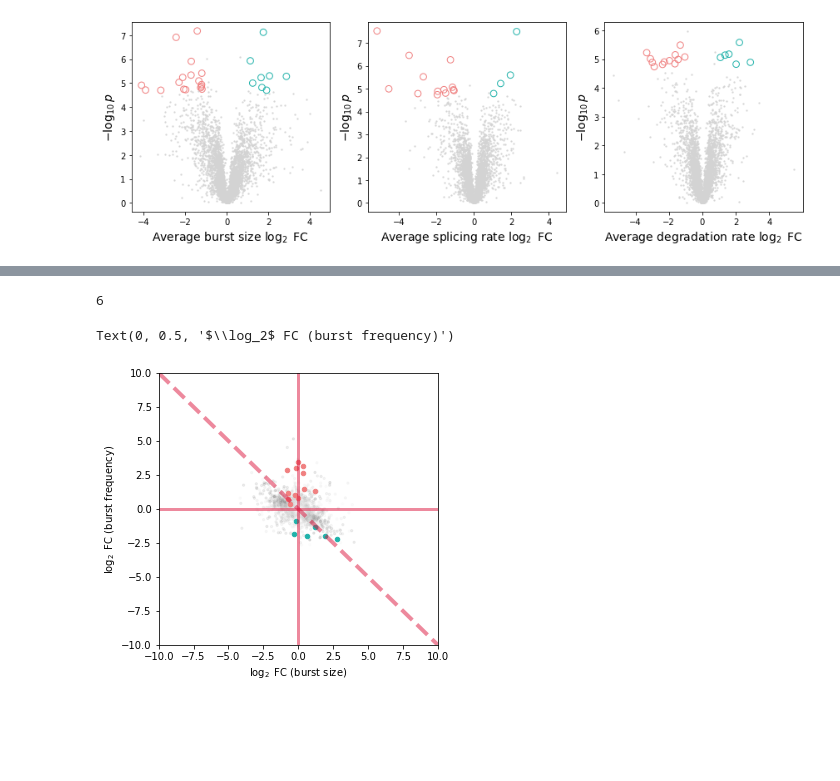
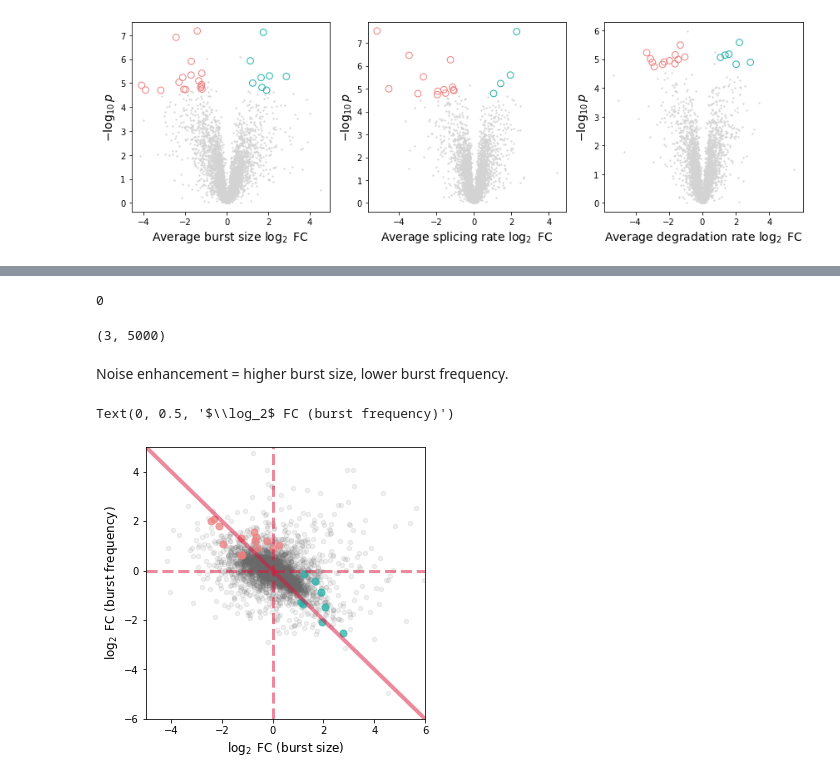
Before and after one commit to pachterlab/monod_examples, a Jupyter notebook: manuscript_computation/gg230328_diffexp.ipynb, the cells around one changed output, grey strips where cells are left out. Saved outputs shown, nothing was run; the diff lists cells and outputs as text; code cells hidden in the pictures; blank space fills up the shorter version.

```diff
--- a/manuscript_computation/gg230328_diffexp.ipynb
+++ b/manuscript_computation/gg230328_diffexp.ipynb
@@ -164,0 +182,2 @@ fig1.tight_layout()
+# %%
+spliced_fc_gf = (np.abs(mean_log2_fc_spliced)<1)
@@ -171,22 +196,64 @@ color_ = logp_par[:,0]+logp_par[:,1]
 # %%
 gn = sr_arr_allen[0].gene_names
 # %%
-gf_gaba.sum()
+(gf_glu_all[0]&gf_glu_all[1]).sum()
 # %% [output]
-6
+0
+# %%
+gf_glu_all = np.asarray(gf_glu_all)
+gf_gaba_all = np.asarray(gf_gaba_all)
+# %%
+gf_gaba_all.shape
+# %% [output]
+(3, 5000)
+# %% [markdown]
+Noise enhancement = higher burst size, lower burst frequency.
+# %%
+c_genes = 'dimgrey'
+alpha_genes = 0.1
+c_highlight = 'tomato'
+alpha_highlight = 0.7
+c_baseline = np.asarray([9,160,115])/255
+c_singlegene = 'dodgerblue'
+ms_genes = 20
+ms_highlight = 50
+fs_axes = 12
+fs_title=14
+alpha_line = 0.48
+lw = 3
+c_baseline_violation = 'blueviolet'
+c_identity = 'k'
 # %%
 plt.figure(figsize=(5,5))
-plt.scatter(deltaB,deltaK,5,color_,alpha=0.1,cmap='Greys')
-plt.scatter(deltaB[gf_glu],deltaK[gf_glu],20,aesthetics['celltype_colors_allen'][0],alpha=1)
-plt.scatter(deltaB[gf_gaba],deltaK[gf_gaba],20,aesthetics['celltype_colors_allen'][1],alpha=1)
-xl =np.asarray([-10,10])
-plt.xlim(xl)
-plt.ylim(xl)
-plt.plot(xl,-xl,'--',linewidth=4,c='crimson',alpha=0.5)
-plt.plot(xl,[0,0],'-',linewidth=3,c='crimson',alpha=0.5)
-plt.plot([0,0],xl,'-',linewidth=3,c='crimson',alpha=0.5)
-plt.xlabel(r'$\log_2$ FC (burst size)')
-plt.ylabel(r'$\log_2$ FC (burst frequency)')
+plt.scatter(deltaB,deltaK,ms_genes,c_genes,alpha=alpha_genes)
+gf_glu_noise = (gf_glu_all[0] | gf_glu_all[1] | gf_glu_all[2])  & spliced_fc_gf
+plt.scatter(deltaB[gf_glu_noise],deltaK[gf_glu_noise],ms_highlight,aesthetics['celltype_colors_allen'][0],alpha=alpha_highlight)
+gf_gaba_noise = (gf_gaba_all[0] | gf_gaba_all[1] | gf_gaba_all[2])  & spliced_fc_gf
+plt.scatter(deltaB[gf_gaba_noise],deltaK[gf_gaba_noise],ms_highlight,aesthetics['celltype_colors_allen'][1],alpha=alpha_highlight)
+# gf = gf_glu_all[1] & spliced_fc_gf
+# plt.scatter(deltaB[gf],deltaK[gf],20,aesthetics['celltype_colors_allen'][0],alpha=1)
+# gf = gf_gaba_all[0] & spliced_fc_gf
+# plt.scatter(deltaB[gf],deltaK[gf],20,aesthetics['celltype_colors_allen'][1],alpha=1)
+# gf = gf_gaba_all[1] & spliced_fc_gf
+# plt.scatter(deltaB[gf],deltaK[gf],20,aesthetics['celltype_colors_allen'][1],alpha=1)
+# plt.scatter(deltaB[gf_glu],deltaK[gf_glu],20,aesthetics['celltype_colors_allen'][0],alpha=1)
+# plt.scatter(deltaB[gf_gaba],deltaK[gf_gaba],20,aesthetics['celltype_colors_allen'][1],alpha=1)
+xl =np.asarray([-5,6])
+xlx = [xl[0],xl[1]]
+xly = [-xl[1],-xl[0]]
+plt.xlim(xlx)
+plt.ylim(xly)
+plt.plot(xl,-xl,'-',linewidth=4,c='crimson',alpha=0.5)
+# plt.plot(xl,-(xl+1),'-',linewidth=1,c='crimson',alpha=0.5)
+# plt.plot(xl,-(xl-1),'-',linewidth=1,c='crimson',alpha=0.5)
+# plt.plot(xlx,[1,1],'-',linewidth=1,c='crimson',alpha=0.5)
+# plt.plot([1,1],xly,'-',linewidth=1,c='crimson',alpha=0.5)
+# plt.plot(xlx,[-1,-1],'-',linewidth=1,c='crimson',alpha=0.5)
+# plt.plot([-1,-1],xly,'-',linewidth=1,c='crimson',alpha=0.5)
+plt.plot(xlx,[0,0],'--',linewidth=3,c='crimson',alpha=0.5)
+plt.plot([0,0],xly,'--',linewidth=3,c='crimson',alpha=0.5)
+plt.xlabel(r'$\log_2$ FC (burst size)',fontsize=fs_axes)
+plt.ylabel(r'$\log_2$ FC (burst frequency)',fontsize=fs_axes)
 # %% [output]
 Text(0, 0.5, '$\\log_2$ FC (burst frequency)')
-[figure, old version]
+[figure, new version]
```
Also changed, not shown: parts of 16 cells of this notebook, 3 other files.
